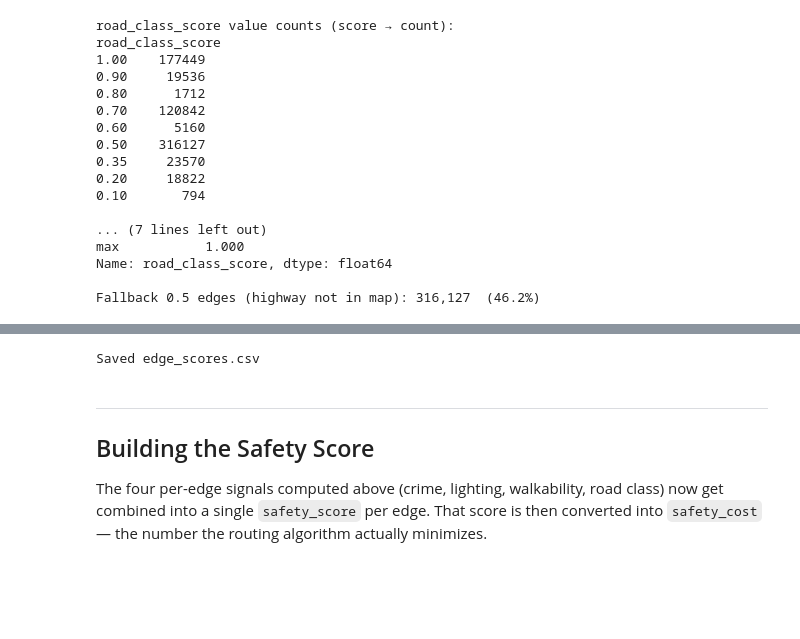
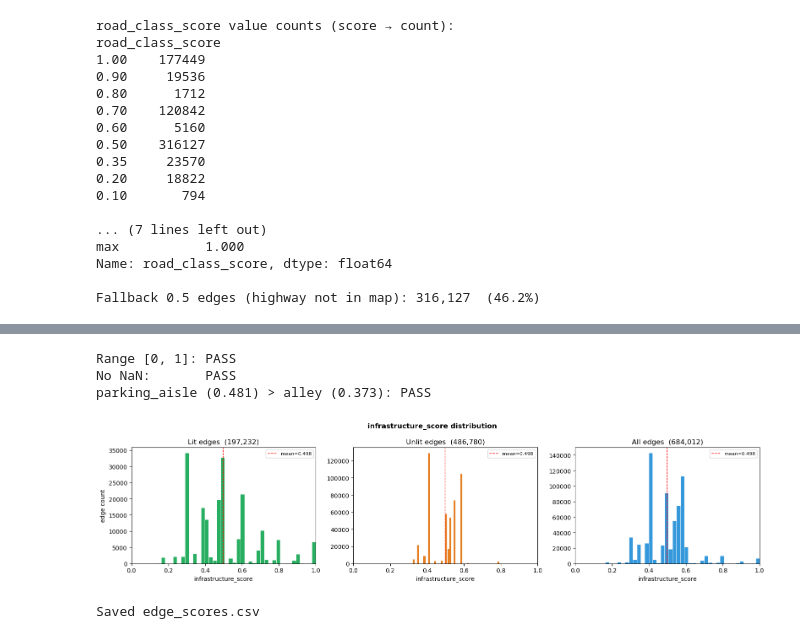
Before and after one commit to vanshika-s/SafePath, a Jupyter notebook: notebooks/scoring-engine.ipynb, the cells around one changed output, grey strips where cells are left out. Cells and saved outputs as stored; diff of their text form; code cells hidden in the pictures; blank space fills up the shorter version.

```diff
--- a/notebooks/scoring-engine.ipynb
+++ b/notebooks/scoring-engine.ipynb
@@ -1614,0 +1356,17 @@ Fallback 0.5 edges (highway not in map): 316,127  (46.2%)
+# %%
+# Formula: 0.6 * [lighting signal] + 0.4 * road_class_score
+# Lit edges use real streetlight density; unlit use SD Manual proxy.
+
+edges["infrastructure_score"] = (
+    0.6 * edges["lighting_class_score"] + 0.4 * edges["road_class_score"]
+)
+
+edges.loc[has_lights, "infrastructure_score"] = (
+    0.6 * edges.loc[has_lights, "light_score"] +
+    0.4 * edges.loc[has_lights, "road_class_score"]
+)
+
+print(f"Lit   (light_score + road_class):    {has_lights.sum():,} ({100*has_lights.mean():.1f}%)")
+print(f"Unlit (lighting_class + road_class): {(~has_lights).sum():,} ({100*(~has_lights).mean():.1f}%)")
+print()
+print(edges["infrastructure_score"].describe().round(3))
@@ -1615,3 +1386,55 @@ Fallback 0.5 edges (highway not in map): 316,127  (46.2%)
+# %%
+# Sanity checks
+ok_range = ((edges['infrastructure_score'] >= 0) & (edges['infrastructure_score'] <= 1)).all()
+ok_nan   = edges['infrastructure_score'].notna().all()
+print('Range [0, 1]:', 'PASS' if ok_range else 'FAIL')
+print('No NaN:      ', 'PASS' if ok_nan   else 'FAIL')
+
+if 'service' in edges.columns:
+    svc = edges[edges['highway'].apply(_first) == 'service'].copy()
+    svc['subtype'] = svc['service'].apply(_first)
+    parking = svc.loc[svc['subtype'] == 'parking_aisle', 'infrastructure_score'].mean()
+    alley   = svc.loc[svc['subtype'] == 'alley',          'infrastructure_score'].mean()
+    if pd.notna(parking) and pd.notna(alley):
+        print(f'parking_aisle ({parking:.3f}) > alley ({alley:.3f}):', 'PASS' if parking > alley else 'FAIL')
+# %% [output]
+Range [0, 1]: PASS
+No NaN:       PASS
+parking_aisle (0.481) > alley (0.373): PASS
+# %%
+import matplotlib.pyplot as plt
+import numpy as np
+
+lit_scores   = edges.loc[has_lights,  'infrastructure_score']
+unlit_scores = edges.loc[~has_lights, 'infrastructure_score']
+
+fig, axes = plt.subplots(1, 3, figsize=(16, 4))
+
+axes[0].hist(lit_scores,   bins=40, color='#27ae60', edgecolor='white', linewidth=0.6)
+axes[0].set_title(f'Lit edges  ({len(lit_scores):,})')
+axes[0].set_xlabel('infrastructure_score')
+axes[0].set_ylabel('edge count')
+axes[0].set_xlim(0, 1)
+
+axes[1].hist(unlit_scores, bins=40, color='#e67e22', edgecolor='white', linewidth=0.6)
+axes[1].set_title(f'Unlit edges  ({len(unlit_scores):,})')
+axes[1].set_xlabel('infrastructure_score')
+axes[1].set_xlim(0, 1)
+
+axes[2].hist(edges['infrastructure_score'], bins=40, color='#3498db', edgecolor='white', linewidth=0.6)
+axes[2].set_title(f'All edges  ({len(edges):,})')
+axes[2].set_xlabel('infrastructure_score')
+axes[2].set_xlim(0, 1)
+
+for ax in axes:
+    ax.axvline(edges['infrastructure_score'].mean(), color='red', linewidth=1, linestyle='--', label=f'mean={edges["infrastructure_score"].mean():.3f}')
+    ax.legend(fontsize=8)
+
+plt.suptitle('infrastructure_score distribution', fontsize=12, fontweight='bold')
+plt.tight_layout()
+plt.show()
+# %% [output]
+[figure, added]
 # %%
 # Save just the raw scores — these never change
 # safety_score and safety_cost are NOT saved because
@@ -1629,9 +1451,3 @@ edges[[
 print('Saved edge_scores.csv')
 # %% [output]
 Saved edge_scores.csv
-# %% [markdown]
----
-
-## Building the Safety Score
-
-The four per-edge signals computed above (crime, lighting, walkability, road class) now get combined into a single `safety_score` per edge. That score is then converted into `safety_cost` — the number the routing algorithm actually minimizes.
```
Also changed, not shown: parts of 28 cells of this notebook.
